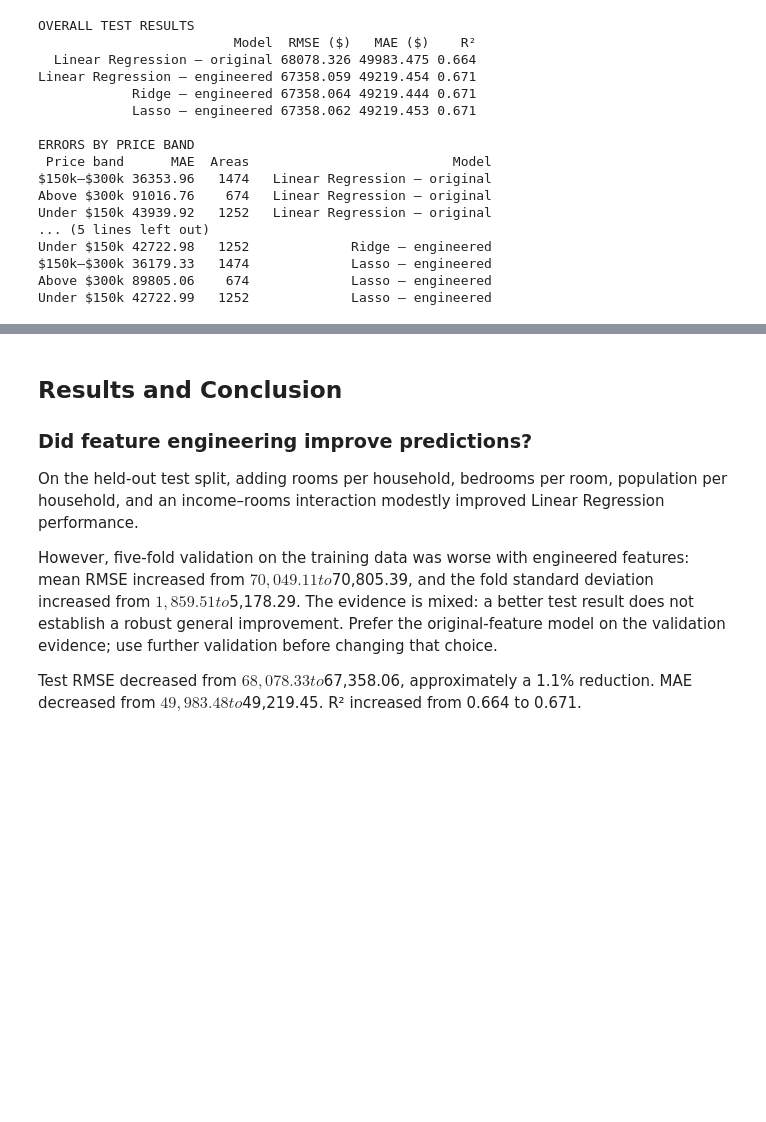
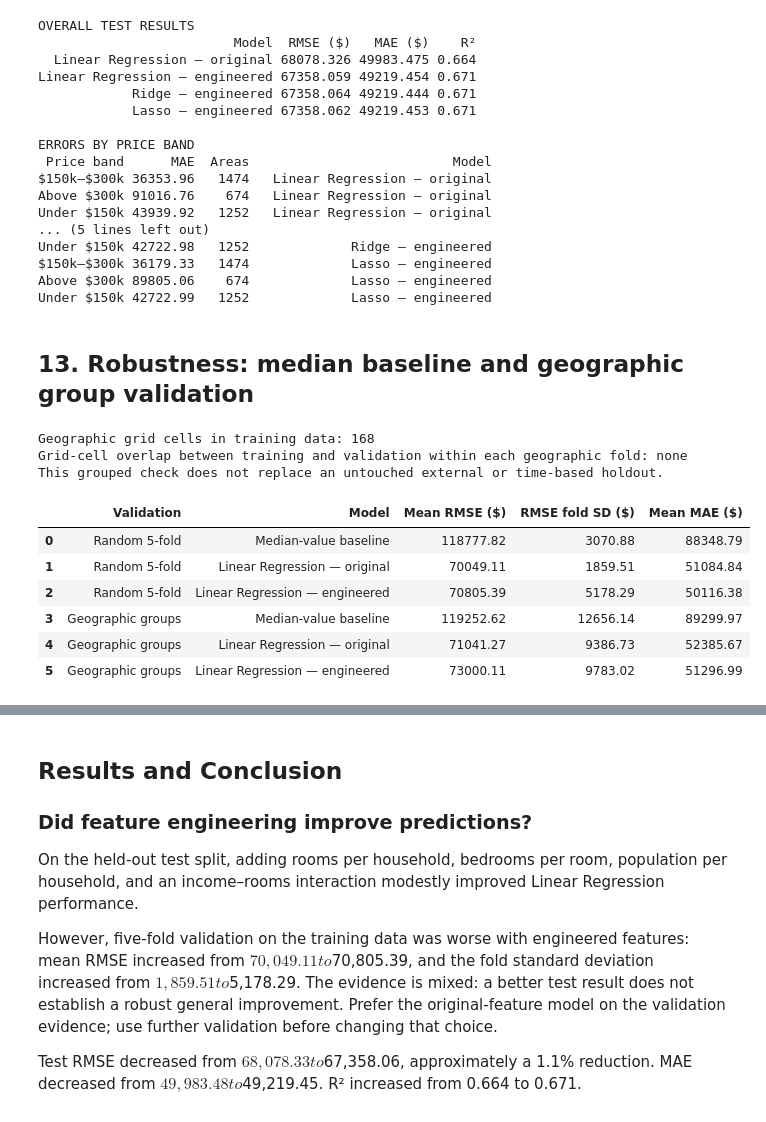
Before and after one commit to primrosemandy93-maker/Datheon_Machine_Learning_-_Data_Science_Internship, a Jupyter notebook: task_2_housing/Task_2_Housing_Price_Prediction.ipynb, the cells around one changed output, grey strips where cells are left out. Drawn from its saved outputs; the diff is of its cells as text; code cells hidden in the pictures; blank space fills up the shorter version.

Commit message:
Add robustness analyses and polished portfolio case studies

```diff
--- a/task_2_housing/Task_2_Housing_Price_Prediction.ipynb
+++ b/task_2_housing/Task_2_Housing_Price_Prediction.ipynb
@@ -454,3 +458,63 @@ Under $150k 42722.98   1252             Ridge — engineered
 $150k–$300k 36179.33   1474             Lasso — engineered
 Above $300k 89805.06    674             Lasso — engineered
 Under $150k 42722.99   1252             Lasso — engineered
+# %% [markdown]
+## 13. Robustness: median baseline and geographic group validation
+# %%
+from sklearn.dummy import DummyRegressor
+from sklearn.model_selection import GroupKFold, cross_validate
+
+# All comparisons below use training rows only. No new test-set selection.
+# Each 0.5-degree grid cell belongs to one validation fold at a time.
+# Nearby cells can still be neighbours across folds: this is not a geographic buffer.
+geographic_groups = (np.floor(X_train["latitude"] / 0.5).astype(int).astype(str)
+                     + "_" + np.floor(X_train["longitude"] / 0.5).astype(int).astype(str))
+geo_cv = GroupKFold(n_splits=5)
+assert geographic_groups.nunique() >= 5
+for train_ids, validation_ids in geo_cv.split(X_train, y_train, geographic_groups):
+    assert set(geographic_groups.iloc[train_ids]).isdisjoint(geographic_groups.iloc[validation_ids])
+validation_rows = []
+validation_fold_rows = []
+validation_models = [
+    ("Median-value baseline", DummyRegressor(strategy="median"), X_train),
+    ("Linear Regression — original", baseline_model, X_train),
+    ("Linear Regression — engineered", engineered_model, X_train_engineered),
+]
+for split_name, splitter, groups in [("Random 5-fold", cv, None),
+                                    ("Geographic groups", geo_cv, geographic_groups)]:
+    for name, estimator, features in validation_models:
+        scores = cross_validate(estimator, features, y_train, cv=splitter, groups=groups,
+                                scoring={"rmse": "neg_root_mean_squared_error", "mae": "neg_mean_absolute_error"},
+                                n_jobs=1, error_score="raise")
+        rmse_scores, mae_scores = -scores["test_rmse"], -scores["test_mae"]
+        validation_rows.append({"Validation": split_name, "Model": name,
+                                "Mean RMSE ($)": rmse_scores.mean(), "RMSE fold SD ($)": rmse_scores.std(),
+                                "Mean MAE ($)": mae_scores.mean()})
+        for fold, (rmse, mae) in enumerate(zip(rmse_scores, mae_scores), 1):
+            validation_fold_rows.append({"Validation": split_name, "Model": name,
+                                         "Fold": fold, "RMSE ($)": rmse, "MAE ($)": mae})
+robustness_df = pd.DataFrame(validation_rows)
+robustness_df.to_csv(OUTPUT_DIR / "geographic_validation.csv", index=False)
+pd.DataFrame(validation_fold_rows).to_csv(OUTPUT_DIR / "geographic_validation_folds.csv", index=False)
+display(robustness_df.round(2))
+print("Geographic grid cells in training data:", geographic_groups.nunique())
+print("Grid-cell overlap between training and validation within each geographic fold: none")
+plot_data = robustness_df.pivot(index="Model", columns="Validation", values="Mean RMSE ($)")
+ax = plot_data.plot.barh(figsize=(10, 4.5), color=["#0d9488", "#2563eb"])
+ax.set_xlabel("Mean validation RMSE ($), lower is better")
+ax.set_title("Housing: baseline and geographic robustness on training data")
+plt.tight_layout()
+plt.savefig(OUTPUT_DIR / "geographic_validation.png", dpi=140, bbox_inches="tight")
+plt.show()
+print("This grouped check does not replace an untouched external or time-based holdout.")
+# %% [output]
+Geographic grid cells in training data: 168
+Grid-cell overlap between training and validation within each geographic fold: none
+This grouped check does not replace an untouched external or time-based holdout.
+|  | Validation | Model | Mean RMSE ($) | RMSE fold SD ($) | Mean MAE ($) |
+| 0 | Random 5-fold | Median-value baseline | 118777.82 | 3070.88 | 88348.79 |
+| 1 | Random 5-fold | Linear Regression — original | 70049.11 | 1859.51 | 51084.84 |
+| 2 | Random 5-fold | Linear Regression — engineered | 70805.39 | 5178.29 | 50116.38 |
+| 3 | Geographic groups | Median-value baseline | 119252.62 | 12656.14 | 89299.97 |
+| 4 | Geographic groups | Linear Regression — original | 71041.27 | 9386.73 | 52385.67 |
+| 5 | Geographic groups | Linear Regression — engineered | 73000.11 | 9783.02 | 51296.99 |
```
Also changed, not shown: parts of 9 cells of this notebook, 21 other files.
